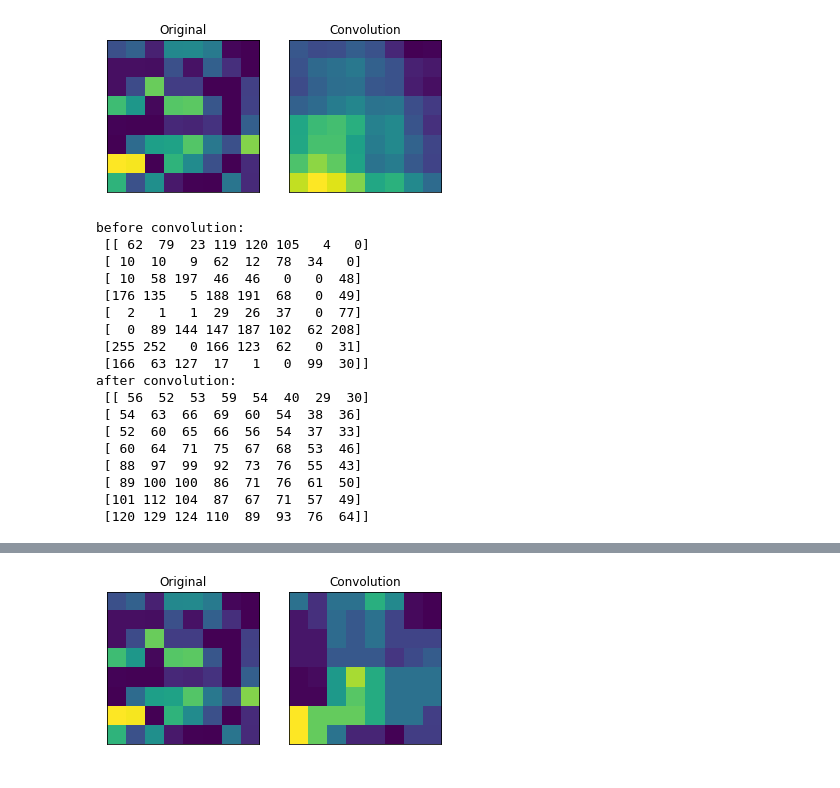
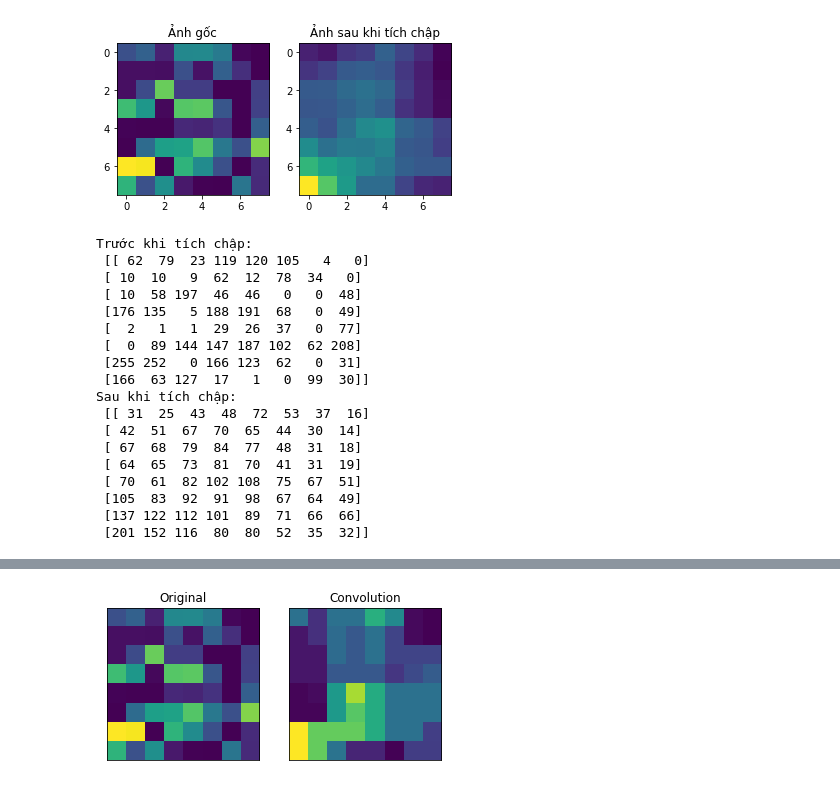
Before and after one commit to ndthien98/LTU15, a Jupyter notebook: 20201/image-processing/baitap_xla.ipynb, the cells around one changed output, grey strips where cells are left out. Cells and saved outputs as stored; diff of their text form; code cells hidden in the pictures.

```diff
--- a/20201/image-processing/baitap_xla.ipynb
+++ b/20201/image-processing/baitap_xla.ipynb
@@ -169,19 +250,19 @@ plt.imshow(x2_f2,cmap='gray')
 # %%
-kernel = np.ones((5,5),np.float32)/25
+# Kernel tích chập (bộ lọc trung bình)
+kernel = np.ones((3,3),np.float32)/9
 
+# Tích chập 2 ma trận
 x1_conv = cv2.filter2D(x1,-1,kernel)
 
-plt.subplot(121),plt.imshow(x1),plt.title('Original')
-plt.xticks([]), plt.yticks([])
+plt.subplot(121),plt.imshow(x1),plt.title('Ảnh gốc')
+plt.subplot(122),plt.imshow(x1_conv),plt.title('Ảnh sau khi tích chập')
+plt.show()
 
-plt.subplot(122),plt.imshow(x1_conv),plt.title('Convolution')
-plt.xticks([]), plt.yticks([])
-plt.show()
-print('before convolution: \n',x1)
-print('after convolution: \n',x1_conv)
+print('Trước khi tích chập: \n',x1)
+print('Sau khi tích chập: \n',x1_conv)
 # %% [output]
-[figure, old version]
+[figure, new version]
-before convolution:
+Trước khi tích chập:
  [[ 62  79  23 119 120 105   4   0]
  [ 10  10   9  62  12  78  34   0]
  [ 10  58 197  46  46   0   0  48]
@@ -190,12 +271,12 @@ before convolution:
  [  0  89 144 147 187 102  62 208]
  [255 252   0 166 123  62   0  31]
  [166  63 127  17   1   0  99  30]]
-after convolution:
- [[ 56  52  53  59  54  40  29  30]
- [ 54  63  66  69  60  54  38  36]
- [ 52  60  65  66  56  54  37  33]
- [ 60  64  71  75  67  68  53  46]
- [ 88  97  99  92  73  76  55  43]
- [ 89 100 100  86  71  76  61  50]
- [101 112 104  87  67  71  57  49]
- [120 129 124 110  89  93  76  64]]
+Sau khi tích chập:
+ [[ 31  25  43  48  72  53  37  16]
+ [ 42  51  67  70  65  44  30  14]
+ [ 67  68  79  84  77  48  31  18]
+ [ 64  65  73  81  70  41  31  19]
+ [ 70  61  82 102 108  75  67  51]
+ [105  83  92  91  98  67  64  49]
+ [137 122 112 101  89  71  66  66]
+ [201 152 116  80  80  52  35  32]]
```
Also changed, not shown: parts of 28 cells of this notebook, 7 other files.
